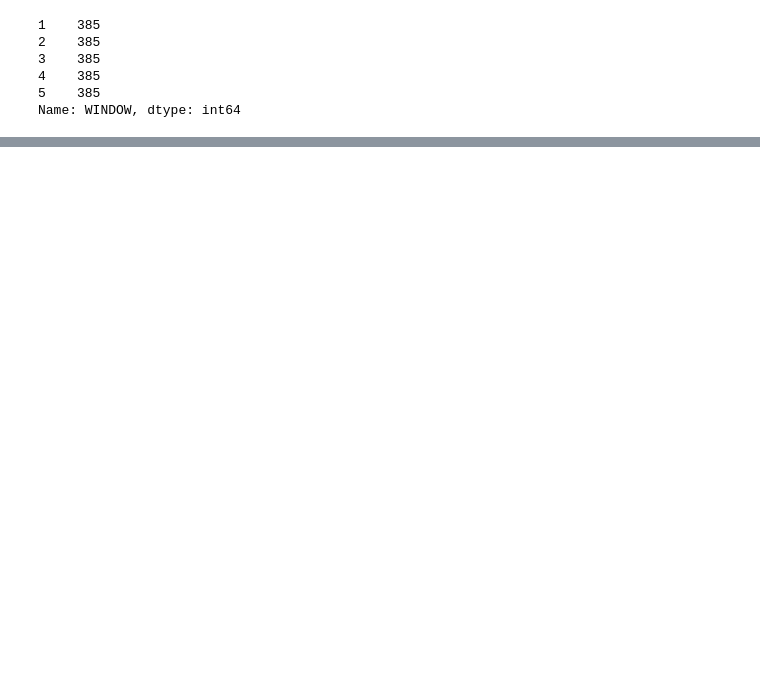
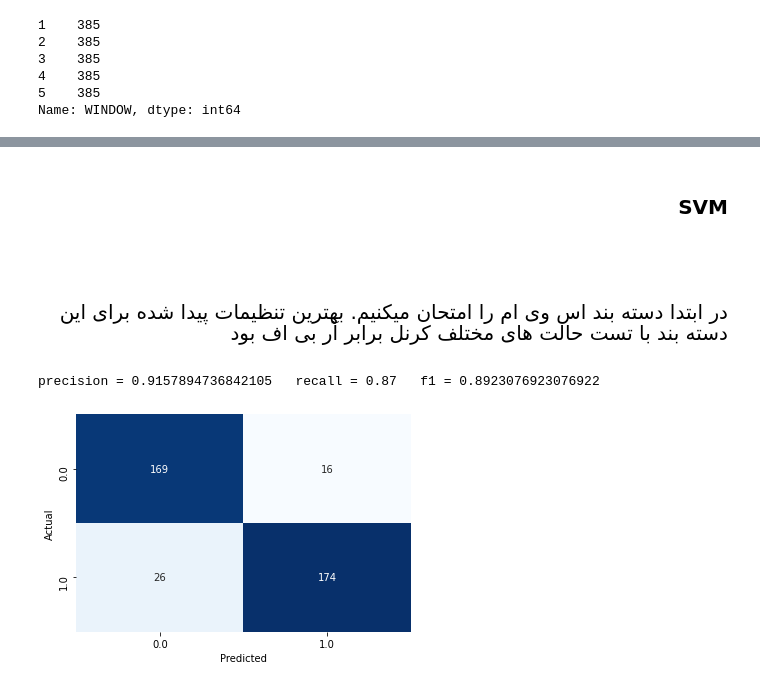
Before and after one commit to matinFT/ML-Project-Phase1, a Jupyter notebook: covid project.ipynb, the cells around one changed output, grey strips where cells are left out. Drawn from its saved outputs; the diff is of its cells as text; code cells hidden in the pictures; blank space fills up the shorter version.

```diff
--- a/covid project.ipynb
+++ b/covid project.ipynb
@@ -378,0 +581,6 @@ plt.show()
+# %%
+X, Y = np.array(final_data.copy().drop(columns = ["ICU"])), np.array(final_data.copy()["ICU"])
+transformer = Normalizer().fit(X)  # fit does nothing.
+X_normalized = transformer.transform(X)
+
+X_train, X_test, Y_train, Y_test = train_test_split(X_normalized, Y, test_size=0.2, random_state=0)
@@ -378,0 +615,17 @@ plt.show()
+# %% [markdown]
+<br><p style="font-size:20px; text-align: right;" ><b>SVM</b></p>
+# %% [markdown]
+<br><br><p style="font-size:20px; text-align: right;line-height:30px;">
+در ابتدا دسته بند اس وی ام را امتحان میکنیم. بهترین تنظیمات پیدا شده برای این دسته بند با تست حالت های مختلف کرنل برابر آر بی اف بود
+</p>
+# %%
+SVM_clf = make_pipeline(StandardScaler(), svm.SVC(gamma='scale', kernel="rbf"))
+SVM_clf.fit(X_train, Y_train)
+y_pred = SVM_clf.predict(X_test)
+precision, recall, f1 = precision_score(Y_test, y_pred), recall_score(Y_test, y_pred), f1_score(Y_test, y_pred)
+print('precision = {}\t recall = {}\t f1 = {}'.format(precision, recall, f1))
+confusion_matrix = pd.crosstab(Y_test, y_pred, rownames=['Actual'], colnames=['Predicted'])
+sns.heatmap(confusion_matrix, annot=True, fmt = 'g', cmap = 'Blues', cbar = False);
+# %% [output]
+precision = 0.9157894736842105   recall = 0.87   f1 = 0.8923076923076922
+[figure, added]
```
Also changed, not shown: parts of 119 cells of this notebook, 3 other files.
